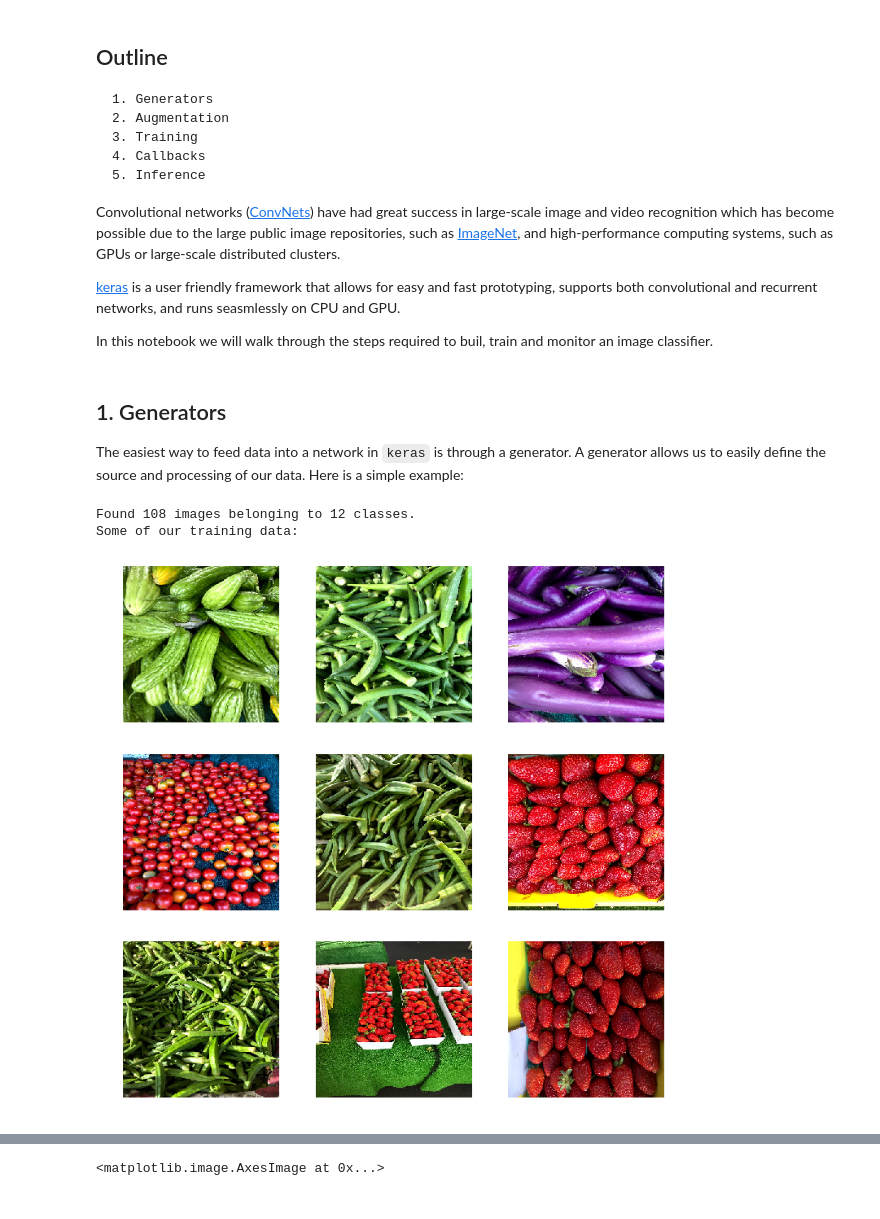
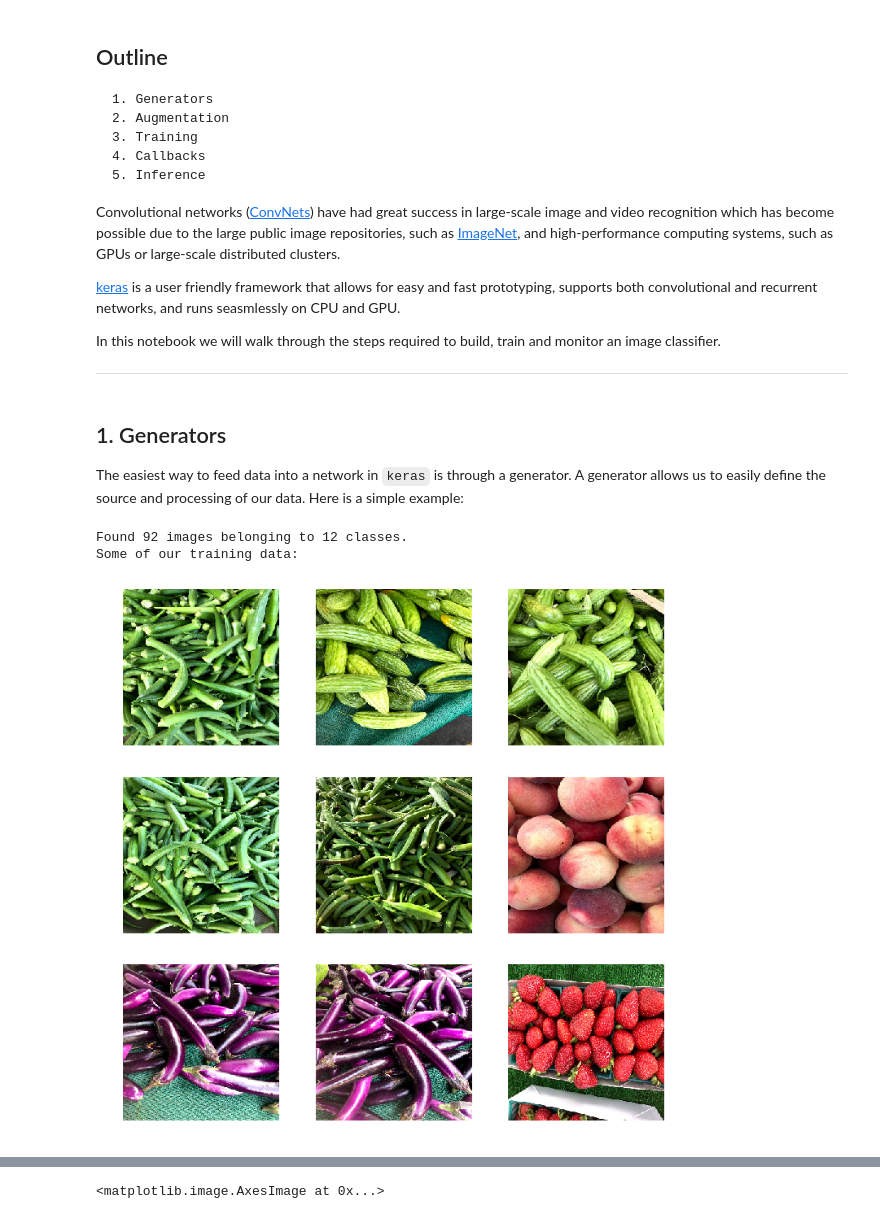
Before and after one commit to ksanjeevan/seeing-the-world, a Jupyter notebook: tutorial.ipynb, the cells around one changed output, grey strips where cells are left out. Saved outputs shown, nothing was run; the diff lists cells and outputs as text; code cells hidden in the pictures.

```diff
--- a/tutorial.ipynb
+++ b/tutorial.ipynb
@@ -15,40 +15,40 @@ or large-scale distributed clusters.
 [keras](https://keras.io/) is a user friendly framework that allows for easy and fast prototyping, supports both convolutional and recurrent networks, and runs seasmlessly on CPU and GPU.
 
 
-In this notebook we will walk through the steps required to buil, train and monitor an image classifier.
+In this notebook we will walk through the steps required to build, train and monitor an image classifier.
+
+---
 # %% [markdown]
 
 ## 1. Generators
 
 The easiest way to feed data into a network in `keras` is through a generator. A generator allows us to easily define the source and processing of our data. Here is a simple example:
 # %%
-
 from keras.preprocessing.image import ImageDataGenerator
-
 import cv2
 import numpy as np
-from matplotlib import pyplot as plt
+import matplotlib.pyplot as plt
 
 # Initialize our generator, choosing to shuffle our images and the batch size.
 gen = ImageDataGenerator().flow_from_directory('data/farmer_market',
                                                shuffle=True,
                                                batch_size=9)
 # Here we see its output for the first batch.
 # This should be the batch of inputs with the matching labels
-images, labels = gen[0]
+
 
 # Let's look at how our data looks like
 print("Some of our training data:")
 v_dim, u_dim = (3,3)
 fig, ax = plt.subplots(u_dim, v_dim, figsize=(12,12))
 count = 0
 for i in range(v_dim):
     for j in range (u_dim):
-        ax[i, j].imshow(images[count].astype(int))
+        ax[i, j].imshow(images[count].astype(np.uint8))
         ax[i, j].axis('off')
         count += 1
 # %% [output]
-Found 108 images belonging to 12 classes.
+Found 92 images belonging to 12 classes.
 Some of our training data:
-[figure, old version]
+[figure, new version]
 # %% [markdown]
```
Also changed, not shown: parts of 5 cells of this notebook.
